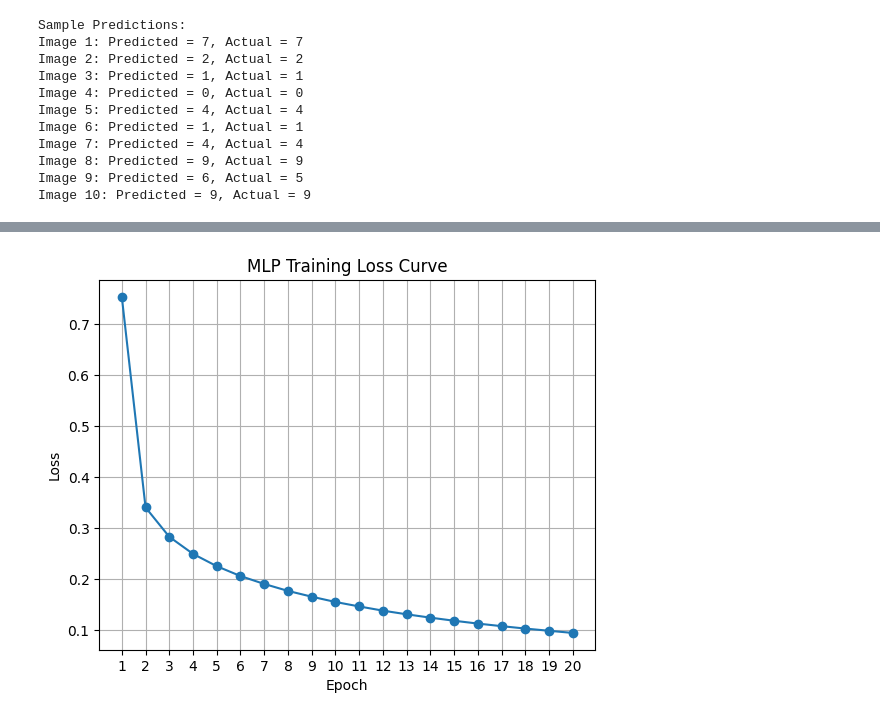
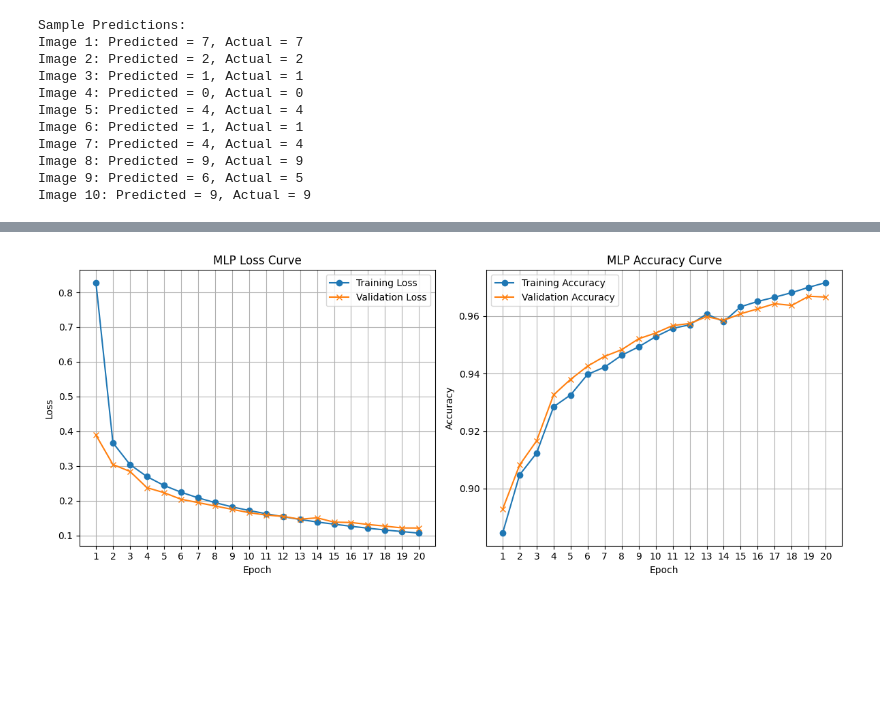
Before and after one commit to shaliyashalu049-eng/Tasks, a Jupyter notebook: mnist.ipynb, the cells around one changed output, grey strips where cells are left out. Cells and saved outputs as stored; diff of their text form; code cells hidden in the pictures; blank space fills up the shorter version.

```diff
--- a/mnist.ipynb
+++ b/mnist.ipynb
@@ -361,20 +393,32 @@ Confidence: 99.43659519718334
-# %%
-plt.plot(
-    range(1, epochs + 1),
-    loss_history,
-    marker='o'
-)
-
-plt.xlabel("Epoch")
-plt.ylabel("Loss")
-plt.title("MLP Training Loss Curve")
-
-plt.xticks(range(1, epochs + 1))
-plt.grid(True)
-
-plt.show()
-# %% [output]
-[figure, removed]
+# %%
+plt.figure(figsize=(12, 5))
+
+# Plot Loss
+plt.subplot(1, 2, 1)
+plt.plot(range(1, epochs + 1), loss_history, marker='o', label='Training Loss')
+plt.plot(range(1, epochs + 1), val_loss_history, marker='x', label='Validation Loss')
+plt.xlabel("Epoch")
+plt.ylabel("Loss")
+plt.title("MLP Loss Curve")
+plt.xticks(range(1, epochs + 1))
+plt.grid(True)
+plt.legend()
+
+# Plot Accuracy
+plt.subplot(1, 2, 2)
+plt.plot(range(1, epochs + 1), train_accuracy_history, marker='o', label='Training Accuracy')
+plt.plot(range(1, epochs + 1), val_accuracy_history, marker='x', label='Validation Accuracy')
+plt.xlabel("Epoch")
+plt.ylabel("Accuracy")
+plt.title("MLP Accuracy Curve")
+plt.xticks(range(1, epochs + 1))
+plt.grid(True)
+plt.legend()
+
+plt.tight_layout()
+plt.show()
+# %% [output]
+[figure, added]
 # %%
 from google.colab import files
 from PIL import Image
```
Also changed, not shown: parts of 9 cells of this notebook.
